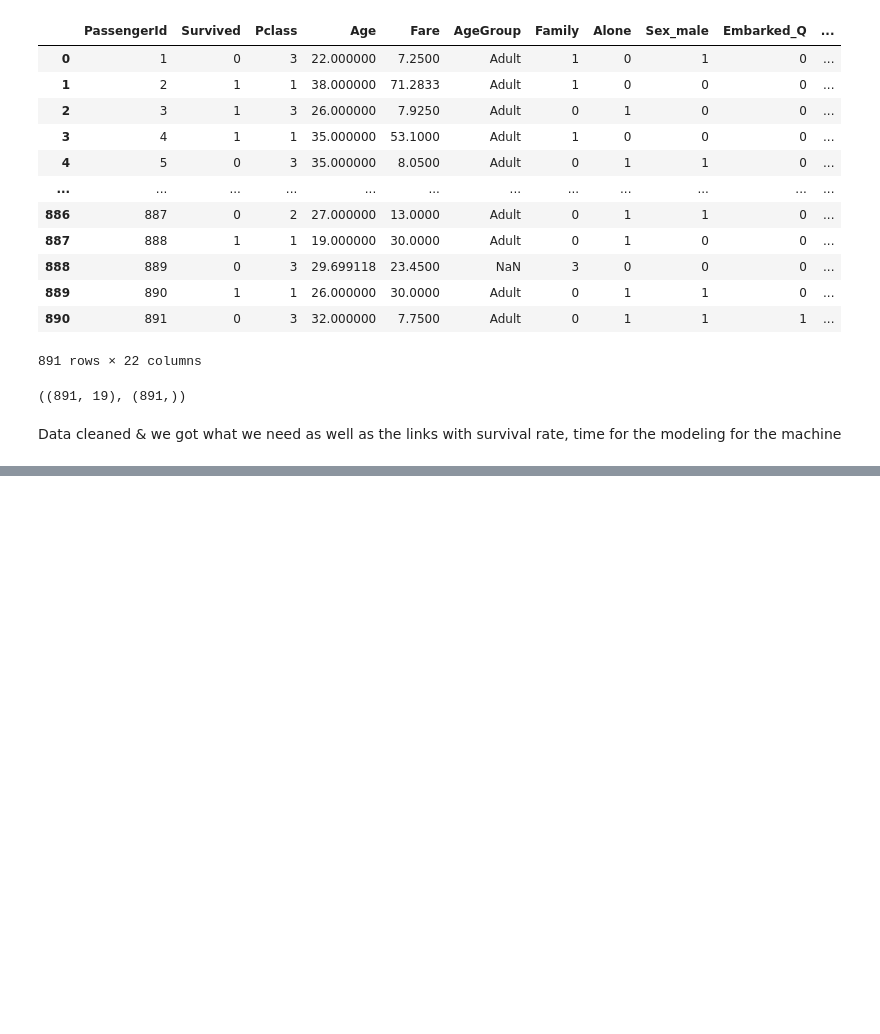
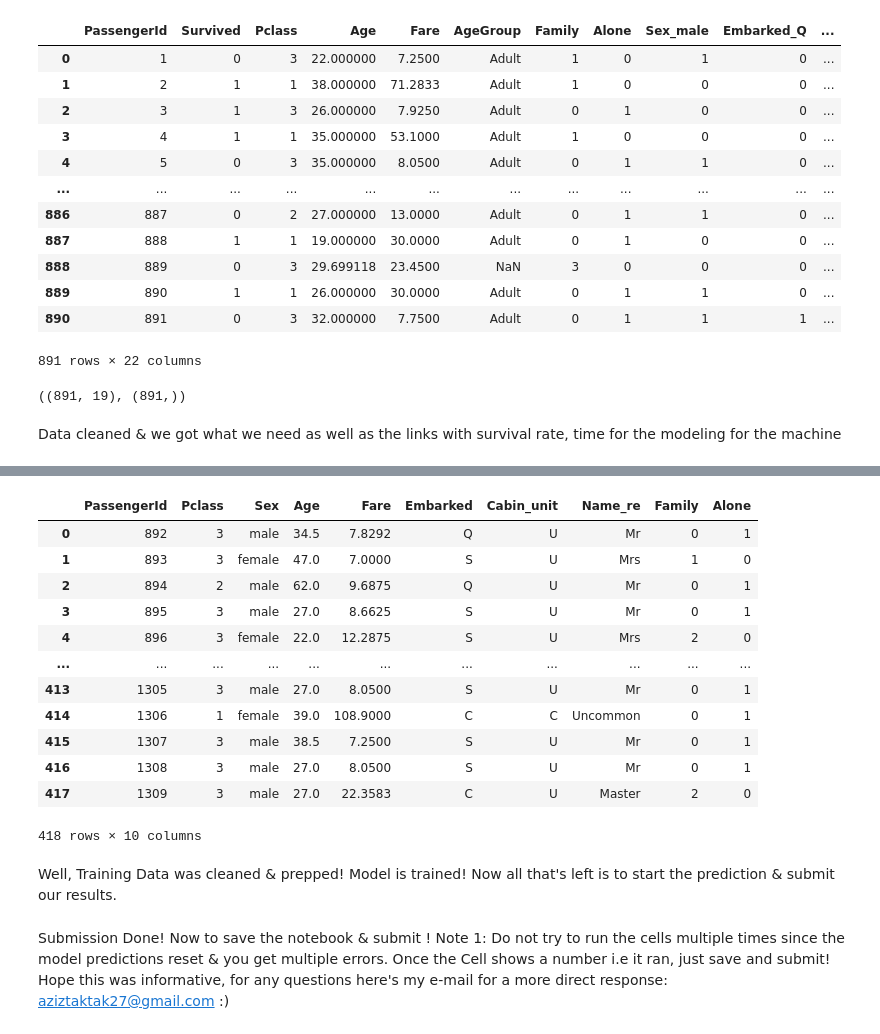
Before and after one commit to AzizTk/KaggleTitanic, a Jupyter notebook: notebook5eabd47bed.ipynb, the cells around one changed output, grey strips where cells are left out. Saved outputs shown, nothing was run; the diff lists cells and outputs as text; code cells hidden in the pictures; blank space fills up the shorter version.

```diff
--- a/notebook5eabd47bed.ipynb
+++ b/notebook5eabd47bed.ipynb
@@ -293,11 +263,12 @@ Correspondence between SisSp and Parch is high so let's group em.
 # %% [markdown]
 In this competition, Data is already cleaned & prepared for training but I'm gonna do it anyway to deal with NaN values & for practice
 # %%
-data["Cabin"].fillna("Unknown",
-                    inplace=True)
+data["Cabin"].fillna("Unknown", inplace=True)
+
 Cabin_unit = []
 for i in data["Cabin"]:
-    Cabin_unit.append(i[0])
+  Cabin_unit.append(i[0])
+
 data["Cabin_unit"] = Cabin_unit
 # %%
 plt.figure(figsize=(10,10))
@@ -438,0 +488,51 @@ Data cleaned & we got what we need as well as the links with survival rate, time
+# %%
+test_data["Age"].fillna(test_data["Age"].median(), inplace=True)
+
+test_data["Fare"].fillna(test_data["Fare"].median(), inplace=True)
+
+test_data["Cabin"].fillna("Unknown", inplace=True)
+
+Cabin_unit = []
+for i in test_data["Cabin"]:
+  Cabin_unit.append(i[0])
+
+test_data["Cabin_unit"] = Cabin_unit
+
+test_data.Name.str.split(',', expand=True)[1].str.split('.', expand=True)[0].str.strip().value_counts()
+
+test_data['Name_re'] = test_data.Name.str.split(',', expand=True)[1].str.split('.', expand=True)[0].str.strip().replace({'Mlle': 'Miss', 'Ms': 'Miss', 'Lady': 'Uncommon', 'Don': 'Uncommon', 'Jonkheer': 'Uncommon', 'the Countess': 'Uncommon', 'Sir': 'Uncommon', 'Mme': 'Uncommon', 'Capt': 'Mr', 'Major': 'Mr', 'Col': 'Mr', 'Rev': 'Mr', 'Dr': 'Mr', "Dona": "Uncommon"})
+
+test_data.drop(["Name", "Cabin", "Ticket"], axis=1, inplace=True)
+# %%
+test_data.isna().sum()
+
+test_data["Family"] = test_data["SibSp"] + test_data["Parch"]
+
+test_data.drop(["SibSp", "Parch"], axis=1, inplace=True)
+
+Alone = []
+for i in test_data["Family"]:
+  if i == 0:
+    Alone.append(True)
+  else:
+    Alone.append(False)
+
+test_data["Alone"] = Alone
+
+test_data["Alone"] =test_data["Alone"].astype("int")
+
+test_data
+# %% [output]
+|  | PassengerId | Pclass | Sex | Age | Fare | Embarked | Cabin_unit | Name_re | Family | Alone |
+| 0 | 892 | 3 | male | 34.5 | 7.8292 | Q | U | Mr | 0 | 1 |
+| 1 | 893 | 3 | female | 47.0 | 7.0000 | S | U | Mrs | 1 | 0 |
+| 2 | 894 | 2 | male | 62.0 | 9.6875 | Q | U | Mr | 0 | 1 |
+| 3 | 895 | 3 | male | 27.0 | 8.6625 | S | U | Mr | 0 | 1 |
+| 4 | 896 | 3 | female | 22.0 | 12.2875 | S | U | Mrs | 2 | 0 |
+| ... | ... | ... | ... | ... | ... | ... | ... | ... | ... | ... |
+| 413 | 1305 | 3 | male | 27.0 | 8.0500 | S | U | Mr | 0 | 1 |
+| 414 | 1306 | 1 | female | 39.0 | 108.9000 | C | C | Uncommon | 0 | 1 |
+| 415 | 1307 | 3 | male | 38.5 | 7.2500 | S | U | Mr | 0 | 1 |
+| 416 | 1308 | 3 | male | 27.0 | 8.0500 | S | U | Mr | 0 | 1 |
+| 417 | 1309 | 3 | male | 27.0 | 22.3583 | C | U | Master | 2 | 0 |
+418 rows × 10 columns
@@ -438,0 +541,4 @@ Data cleaned & we got what we need as well as the links with survival rate, time
+# %% [markdown]
+Well, Training Data was cleaned & prepped!
+Model is trained!
+Now all that's left is to start the prediction & submit our results.
@@ -438,0 +554,6 @@ Data cleaned & we got what we need as well as the links with survival rate, time
+# %% [markdown]
+Submission Done! Now to save the notebook & submit !
+Note 1: Do not try to run the cells multiple times since the model predictions reset & you get multiple errors. Once the Cell shows a number i.e it ran, just save and submit!
+Hope this was informative, for any questions here's my e-mail for a more direct response:
+aziztaktak27@gmail.com
+:)
```
Also changed, not shown: parts of 33 cells of this notebook.
